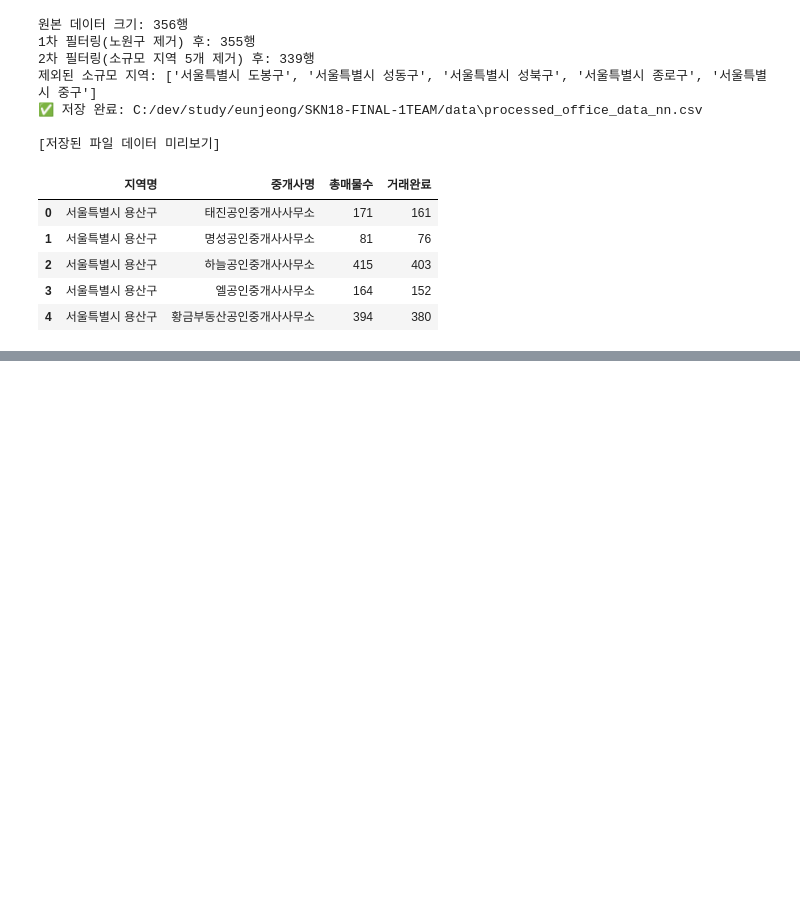
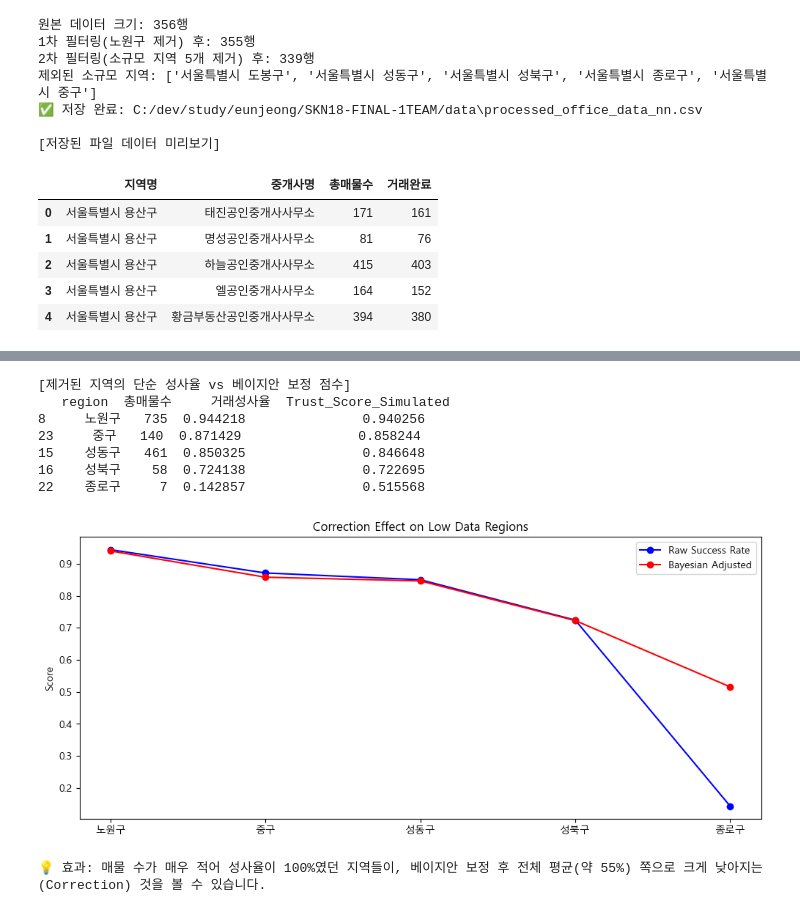
Before and after one commit to eunjeong0911/Property-recommend, a Jupyter notebook: apps/reco/models/trust_model/pipeline/sumi/pre_ml_no_nowon.ipynb, the cells around one changed output, grey strips where cells are left out. Drawn from its saved outputs; the diff is of its cells as text; code cells hidden in the pictures; blank space fills up the shorter version.

```diff
--- a/apps/reco/models/trust_model/pipeline/sumi/pre_ml_no_nowon.ipynb
+++ b/apps/reco/models/trust_model/pipeline/sumi/pre_ml_no_nowon.ipynb
@@ -580,0 +702,40 @@ display(df_nn[["지역명", "중개사명", "총매물수", "거래완료"]].hea
+# %%
+# 5. 베이지안 보정 시뮬레이션 (With/Without Threshold)
+
+# 전체 평균 및 기준값 설정
+C = raw_stats['거래성사율'].mean()
+m = 13.0 # Median listing count as threshold used in logic
+
+def weighted_rating(v, R, m=m, C=C):
+    return (v / (v + m)) * R + (m / (v + m)) * C
+
+# Raw Data 전부에 적용
+raw_stats['Trust_Score_Simulated'] = raw_stats.apply(
+    lambda x: weighted_rating(x['총매물수'], x['거래성사율']), axis=1
+)
+
+# 제거된 지역 중 성사율이 극단적이었던 곳 비교
+outlier_samples = raw_stats[raw_stats['region'].isin(removed_regions)].sort_values('거래성사율', ascending=False).head(5)
+print("[제거된 지역의 단순 성사율 vs 베이지안 보정 점수]")
+print(outlier_samples[['region', '총매물수', '거래성사율', 'Trust_Score_Simulated']])
+
+# 시각화: 단순 성사율 vs 보정 후 점수 변화
+plt.figure(figsize=(12, 5))
+plt.plot(outlier_samples['region'], outlier_samples['거래성사율'], 'bo-', label='Raw Success Rate')
+plt.plot(outlier_samples['region'], outlier_samples['Trust_Score_Simulated'], 'ro-', label='Bayesian Adjusted')
+plt.title('Correction Effect on Low Data Regions')
+plt.ylabel('Score')
+plt.legend()
+plt.show()
+
+print("💡 효과: 매물 수가 매우 적어 성사율이 100%였던 지역들이, 베이지안 보정 후 전체 평균(약 55%) 쪽으로 크게 낮아지는(Correction) 것을 볼 수 있습니다.")
+# %% [output]
+[제거된 지역의 단순 성사율 vs 베이지안 보정 점수]
+   region  총매물수     거래성사율  Trust_Score_Simulated
+8     노원구   735  0.944218               0.940256
+23     중구   140  0.871429               0.858244
+15    성동구   461  0.850325               0.846648
+16    성북구    58  0.724138               0.722695
+22    종로구     7  0.142857               0.515568
+[figure, added]
+💡 효과: 매물 수가 매우 적어 성사율이 100%였던 지역들이, 베이지안 보정 후 전체 평균(약 55%) 쪽으로 크게 낮아지는(Correction) 것을 볼 수 있습니다.
```
Also changed, not shown: parts of 22 cells of this notebook, 17 other files.
